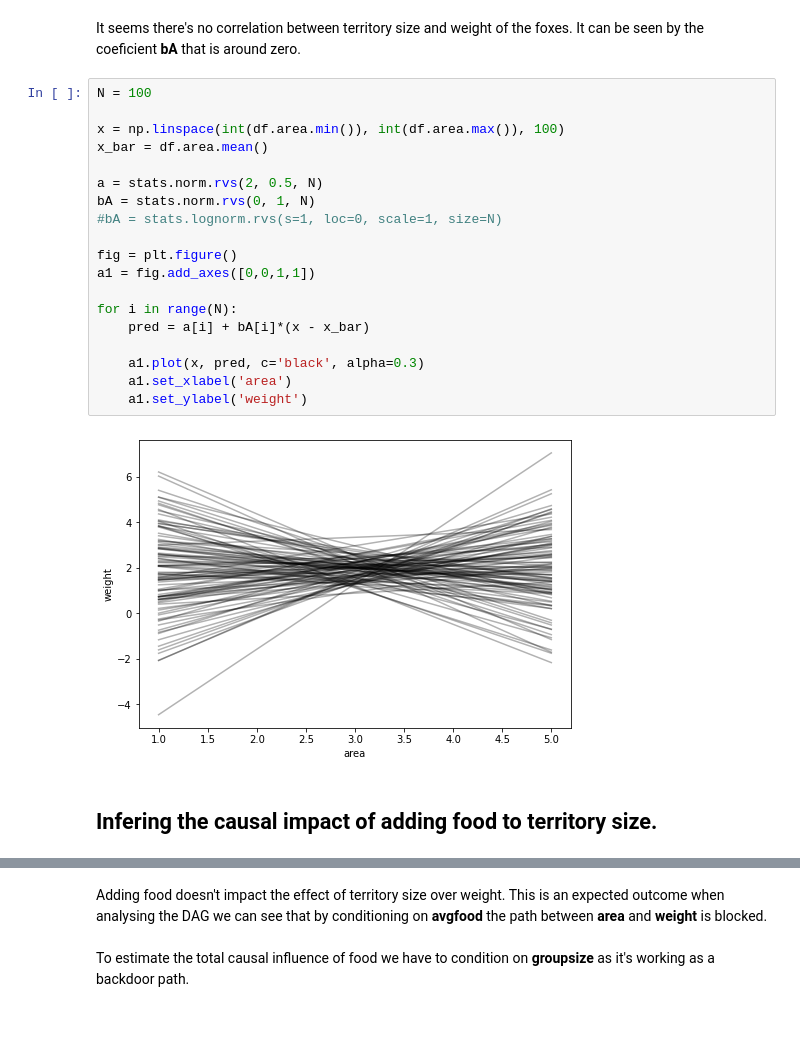
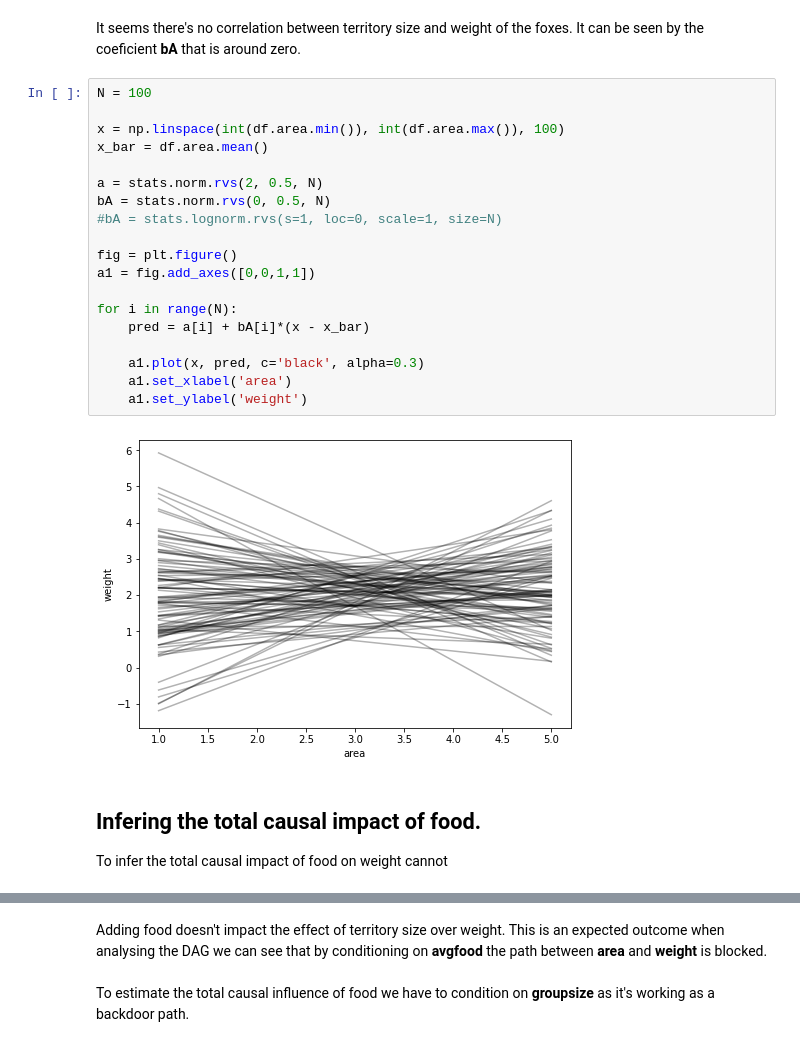
Before and after one commit to elisiojsj/Data-Science, a Jupyter notebook: homeworks_statistical_rethinking/homework_week3.ipynb, the cells around one changed output, grey strips where cells are left out. Cells and saved outputs as stored; diff of their text form.

```diff
--- a/homeworks_statistical_rethinking/homework_week3.ipynb
+++ b/homeworks_statistical_rethinking/homework_week3.ipynb
@@ -77,26 +106,27 @@ It seems there's no correlation between territory size and weight of the foxes.
 # %%
 N = 100
 
 x = np.linspace(int(df.area.min()), int(df.area.max()), 100)
 x_bar = df.area.mean()
 
 a = stats.norm.rvs(2, 0.5, N)
-bA = stats.norm.rvs(0, 1, N)
+bA = stats.norm.rvs(0, 0.5, N)
 #bA = stats.lognorm.rvs(s=1, loc=0, scale=1, size=N)
 
 fig = plt.figure()
 a1 = fig.add_axes([0,0,1,1])
 
 for i in range(N):
     pred = a[i] + bA[i]*(x - x_bar)
 
     a1.plot(x, pred, c='black', alpha=0.3)
     a1.set_xlabel('area')
     a1.set_ylabel('weight')
 # %% [output]
-[figure, old version]
+[figure, new version]
 # %% [markdown]
-## Infering the causal impact of adding food to territory size.
+## Infering the total causal impact of food.
+To infer the total causal impact of food on weight cannot
 # %%
 x_bar_std = df['area_std'].mean()
 
```
Also changed, not shown: parts of 15 cells of this notebook.
